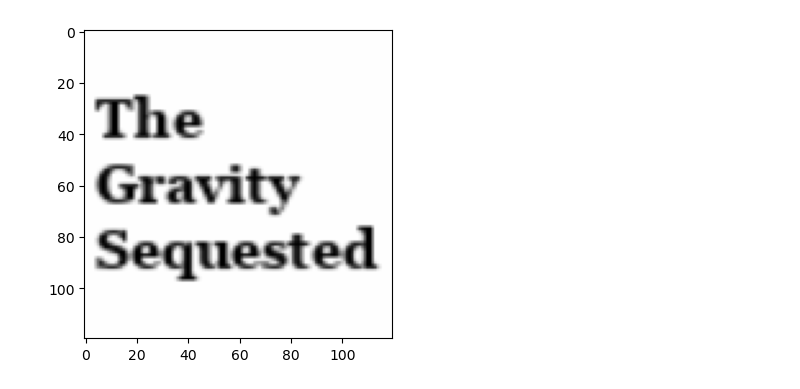
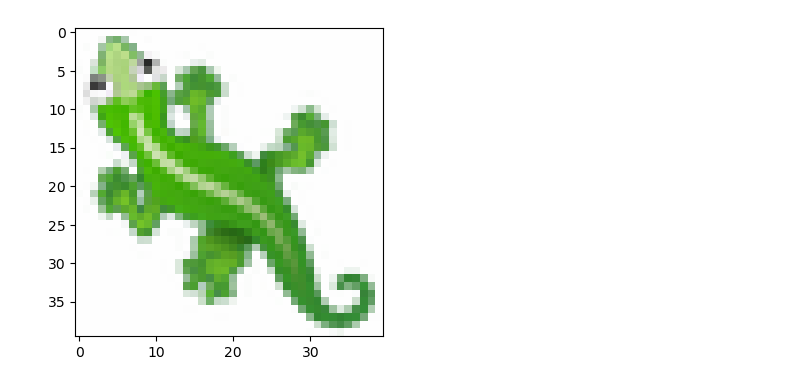
Before and after one commit to jacksonsdean/Growing-Neural-Cellular-Automata, a Jupyter notebook: training.ipynb, the cells around one changed output. Drawn from its saved outputs; the diff is of its cells as text; code cells hidden in the pictures.

```diff
--- a/training.ipynb
+++ b/training.ipynb
@@ -80,13 +79,13 @@ def plot_loss(loss_log):
     plt.plot(np.log10(loss_log), '.', alpha=0.1)
     plt.show()
 # %%
-# target_img = load_emoji(TARGET_EMOJI)
-target_img = load_image("../data/grav0.png")
+target_img = load_emoji(TARGET_EMOJI)
+# target_img = load_image("../data/grav0.png")
 plt.figure(figsize=(4,4))
 plt.imshow(to_rgb(target_img))
 plt.show()
 # %% [output]
-[figure, old version]
+[figure, new version]
 # %%
 p = TARGET_PADDING
 
```
Also changed, not shown: parts of 4 cells of this notebook, 1 other file.
